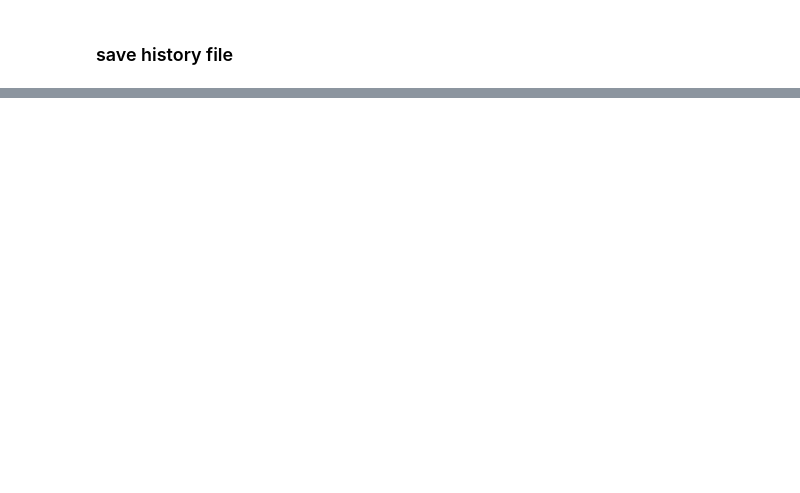
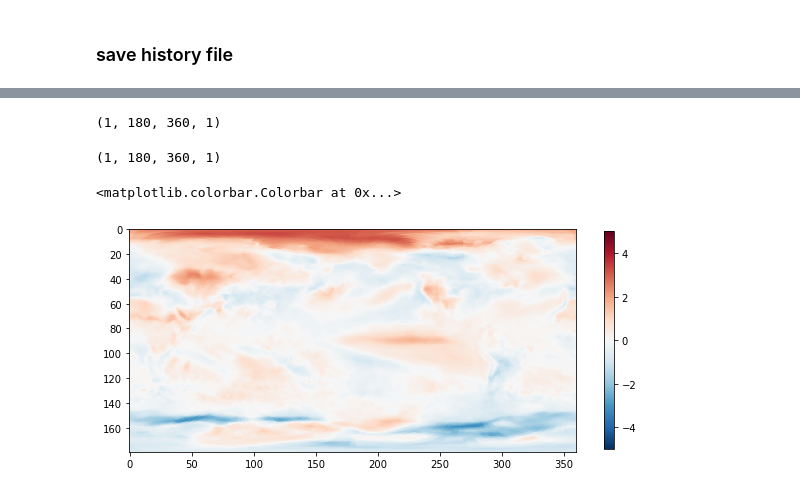
Before and after one commit to nicolasfauchereau/ML4seas, a Jupyter notebook: models/CNN/example_CNN.ipynb, the cells around one changed output, grey strips where cells are left out. Cells and saved outputs as stored; diff of their text form; code cells hidden in the pictures; blank space fills up the shorter version.

Commit message:
added some rough comparison plots

```diff
--- a/models/CNN/example_CNN.ipynb
+++ b/models/CNN/example_CNN.ipynb
@@ -259,0 +266,2 @@ pickle.dump(history.history, open(saved_history, "wb"))
+# %%
+i = 15
@@ -259,0 +270,4 @@ pickle.dump(history.history, open(saved_history, "wb"))
+# %%
+X.shape
+# %% [output]
+(1, 180, 360, 1)
@@ -259,0 +276,4 @@ pickle.dump(history.history, open(saved_history, "wb"))
+# %%
+pred.shape
+# %% [output]
+(1, 180, 360, 1)
@@ -259,0 +282,7 @@ pickle.dump(history.history, open(saved_history, "wb"))
+# %%
+f, ax = plt.subplots(figsize=(10,10))
+im = ax.imshow(data_val[0][0][i,::-1,:,0], vmin=-5, vmax=5, cmap=plt.cm.RdBu_r)
+plt.colorbar(im, shrink=0.4)
+# %% [output]
+<matplotlib.colorbar.Colorbar at 0x...>
+[figure, added]
```
Also changed, not shown: parts of 12 cells of this notebook.
